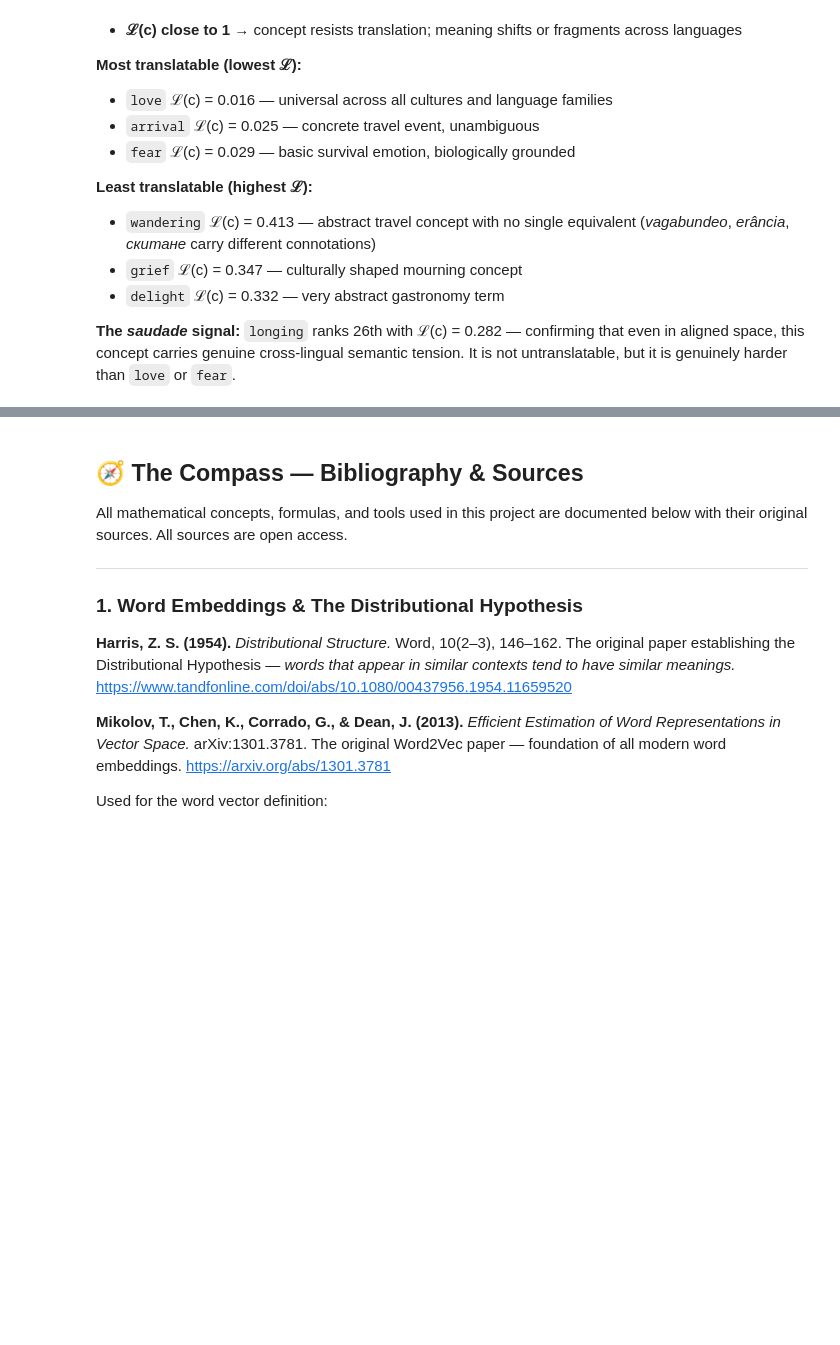
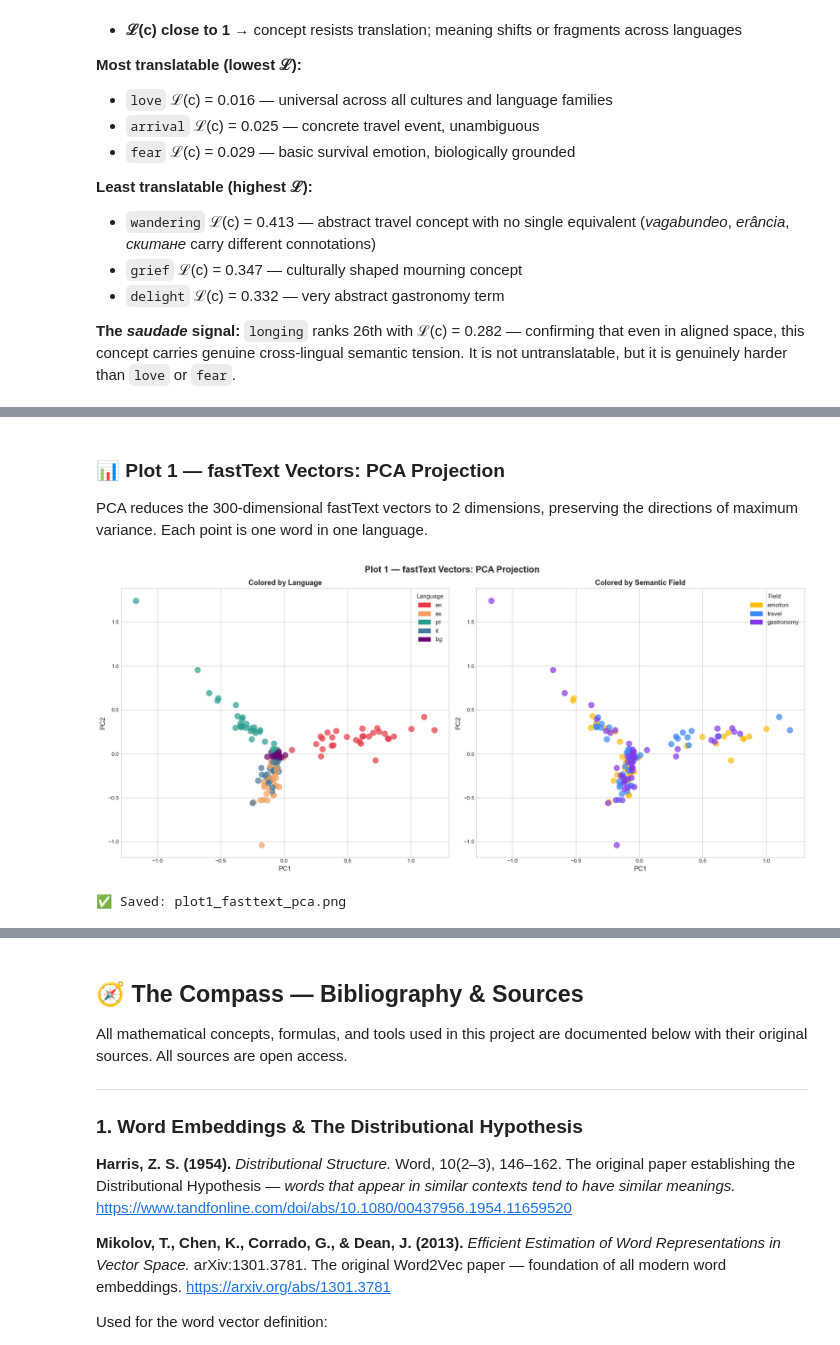
Before and after one commit to Gusti4ka/Lost-in-Translation, a Jupyter notebook: Lost_In_Translation.ipynb, the cells around one changed output, grey strips where cells are left out. Cells and saved outputs as stored; diff of their text form; code cells hidden in the pictures; blank space fills up the shorter version.

Commit message:
Add PCA and t-SNE visualizations: fastText and LaBSE embedding spaces

```diff
--- a/Lost_In_Translation.ipynb
+++ b/Lost_In_Translation.ipynb
@@ -1301,0 +1395,55 @@ genuinely harder than `love` or `fear`.
+# %% [markdown]
+### 📊 Plot 1 — fastText Vectors: PCA Projection
+
+PCA reduces the 300-dimensional fastText vectors to 2 dimensions,
+preserving the directions of maximum variance. Each point is one word
+in one language.
+# %%
+# =============================================================
+# PLOT 1 — fastText PCA (colored by language + field)
+# =============================================================
+
+# --- Color maps — fully distinct palettes ---
+lang_colors = {'en': '#E63946', 'es': '#F4A261',
+               'pt': '#2A9D8F', 'it': '#457B9D', 'bg': '#6A0572'}
+field_colors = {'emotion': '#FFBE0B',
+                'travel': '#3A86FF',
+                'gastronomy': '#8338EC'}
+
+fig, axes = plt.subplots(1, 2, figsize=(18, 8))
+fig.suptitle('Plot 1 — fastText Vectors: PCA Projection',
+             fontsize=16, fontweight='bold')
+
+# Colored by language
+ax = axes[0]
+for i, (x, y) in enumerate(ft_pca):
+    ax.scatter(x, y, c=lang_colors[ft_languages[i]], alpha=0.7, s=100)
+ax.set_title('Colored by Language', fontweight='bold', fontsize=13)
+ax.set_xlabel('PC1', fontsize=12)
+ax.set_ylabel('PC2', fontsize=12)
+ax.tick_params(labelsize=10)
+lang_patches = [mpatches.Patch(color=c, label=l)
+                for l, c in lang_colors.items()]
+ax.legend(handles=lang_patches, fontsize=11, title='Language',
+          title_fontsize=11)
+
+# Colored by field
+ax = axes[1]
+for i, (x, y) in enumerate(ft_pca):
+    ax.scatter(x, y, c=field_colors[ft_fields[i]], alpha=0.7, s=100)
+ax.set_title('Colored by Semantic Field', fontweight='bold', fontsize=13)
+ax.set_xlabel('PC1', fontsize=12)
+ax.set_ylabel('PC2', fontsize=12)
+ax.tick_params(labelsize=10)
+field_patches = [mpatches.Patch(color=c, label=f)
+                 for f, c in field_colors.items()]
+ax.legend(handles=field_patches, fontsize=11, title='Field',
+          title_fontsize=11)
+
+plt.tight_layout()
+plt.savefig('plot1_fasttext_pca.png', dpi=150, bbox_inches='tight')
+plt.show()
+print("✅ Saved: plot1_fasttext_pca.png")
+# %% [output]
+[figure, added]
+✅ Saved: plot1_fasttext_pca.png
```
Also changed, not shown: parts of 16 cells of this notebook, 6 other files.
